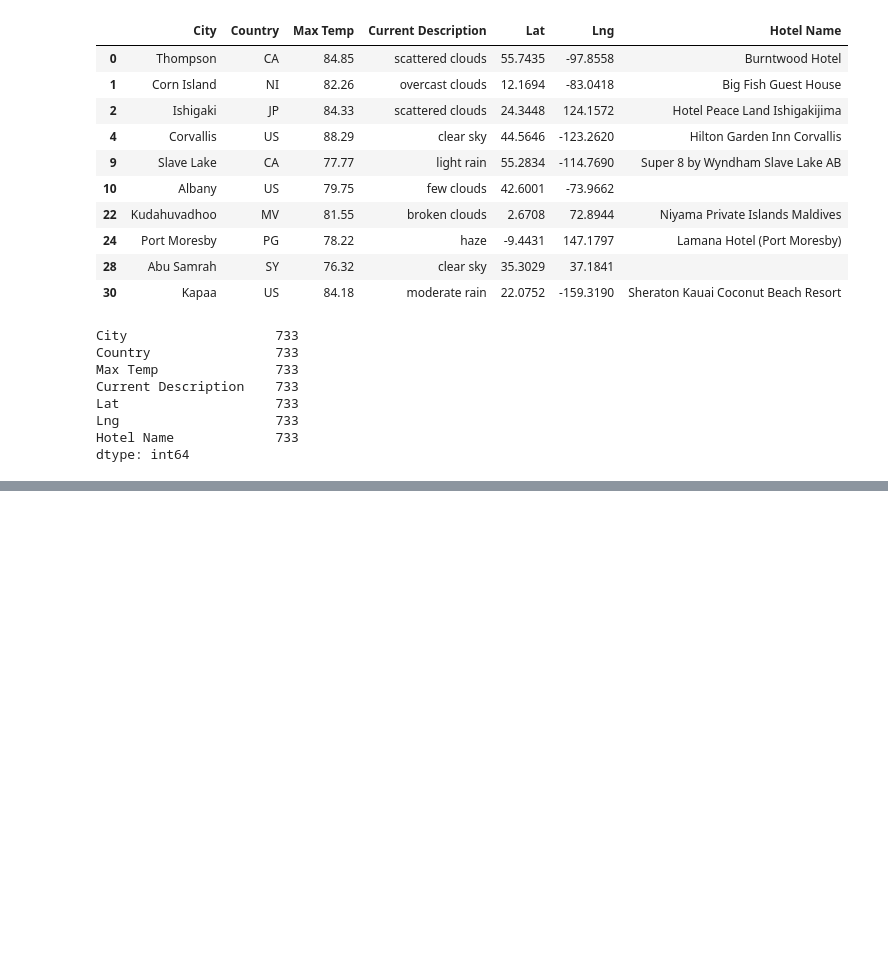
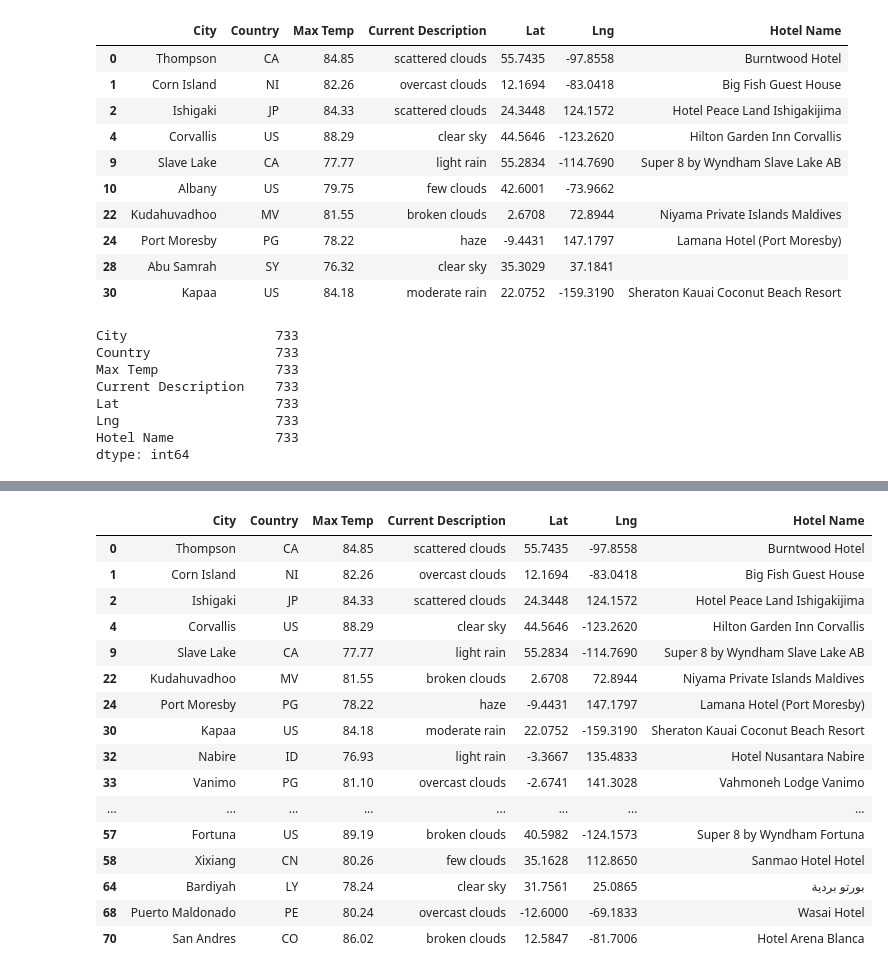
Before and after one commit to Ayesha-da/World_Weather_Analysis, a Jupyter notebook: Vacation_Search/Vacation_Search.ipynb, the cells around one changed output, grey strips where cells are left out. Cells and saved outputs as stored; diff of their text form; code cells hidden in the pictures; blank space fills up the shorter version.

```diff
--- a/Vacation_Search/Vacation_Search.ipynb
+++ b/Vacation_Search/Vacation_Search.ipynb
@@ -164,3 +164,7 @@ Lat                    733
 Lng                    733
 Hotel Name             733
 dtype: int64
+# %%
+#hotel_df['Hotel Name'].replace('', np.nan, inplace=True)
+hotel_df.loc[hotel_df["Hotel Name"]=='']=np.NaN
+hotel_df.head(10)
@@ -167,3 +183,23 @@ dtype: int64
 # %%
 # 7. Drop the rows where there is no Hotel Name.
-clean_hotel_df=hotel_df.dropna(axis = 0, how ='any')
+hotel_df.dropna(axis=0, how='any',inplace=True)
+# %%
+hotel_df.head(20)
+# %% [output]
+|  | City | Country | Max Temp | Current Description | Lat | Lng | Hotel Name |
+| 0 | Thompson | CA | 84.85 | scattered clouds | 55.7435 | -97.8558 | Burntwood Hotel |
+| 1 | Corn Island | NI | 82.26 | overcast clouds | 12.1694 | -83.0418 | Big Fish Guest House |
+| 2 | Ishigaki | JP | 84.33 | scattered clouds | 24.3448 | 124.1572 | Hotel Peace Land Ishigakijima |
+| 4 | Corvallis | US | 88.29 | clear sky | 44.5646 | -123.2620 | Hilton Garden Inn Corvallis |
+| 9 | Slave Lake | CA | 77.77 | light rain | 55.2834 | -114.7690 | Super 8 by Wyndham Slave Lake AB |
+| 22 | Kudahuvadhoo | MV | 81.55 | broken clouds | 2.6708 | 72.8944 | Niyama Private Islands Maldives |
+| 24 | Port Moresby | PG | 78.22 | haze | -9.4431 | 147.1797 | Lamana Hotel (Port Moresby) |
+| 30 | Kapaa | US | 84.18 | moderate rain | 22.0752 | -159.3190 | Sheraton Kauai Coconut Beach Resort |
+| 32 | Nabire | ID | 76.93 | light rain | -3.3667 | 135.4833 | Hotel Nusantara Nabire |
+| 33 | Vanimo | PG | 81.10 | overcast clouds | -2.6741 | 141.3028 | Vahmoneh Lodge Vanimo |
+| ... | ... | ... | ... | ... | ... | ... | ... |
+| 57 | Fortuna | US | 89.19 | broken clouds | 40.5982 | -124.1573 | Super 8 by Wyndham Fortuna |
+| 58 | Xixiang | CN | 80.26 | few clouds | 35.1628 | 112.8650 | Sanmao Hotel Hotel |
+| 64 | Bardiyah | LY | 78.24 | clear sky | 31.7561 | 25.0865 | بورتو بردية |
+| 68 | Puerto Maldonado | PE | 80.24 | overcast clouds | -12.6000 | -69.1833 | Wasai Hotel |
+| 70 | San Andres | CO | 86.02 | broken clouds | 12.5847 | -81.7006 | Hotel Arena Blanca |
```
Also changed, not shown: parts of 5 cells of this notebook.
